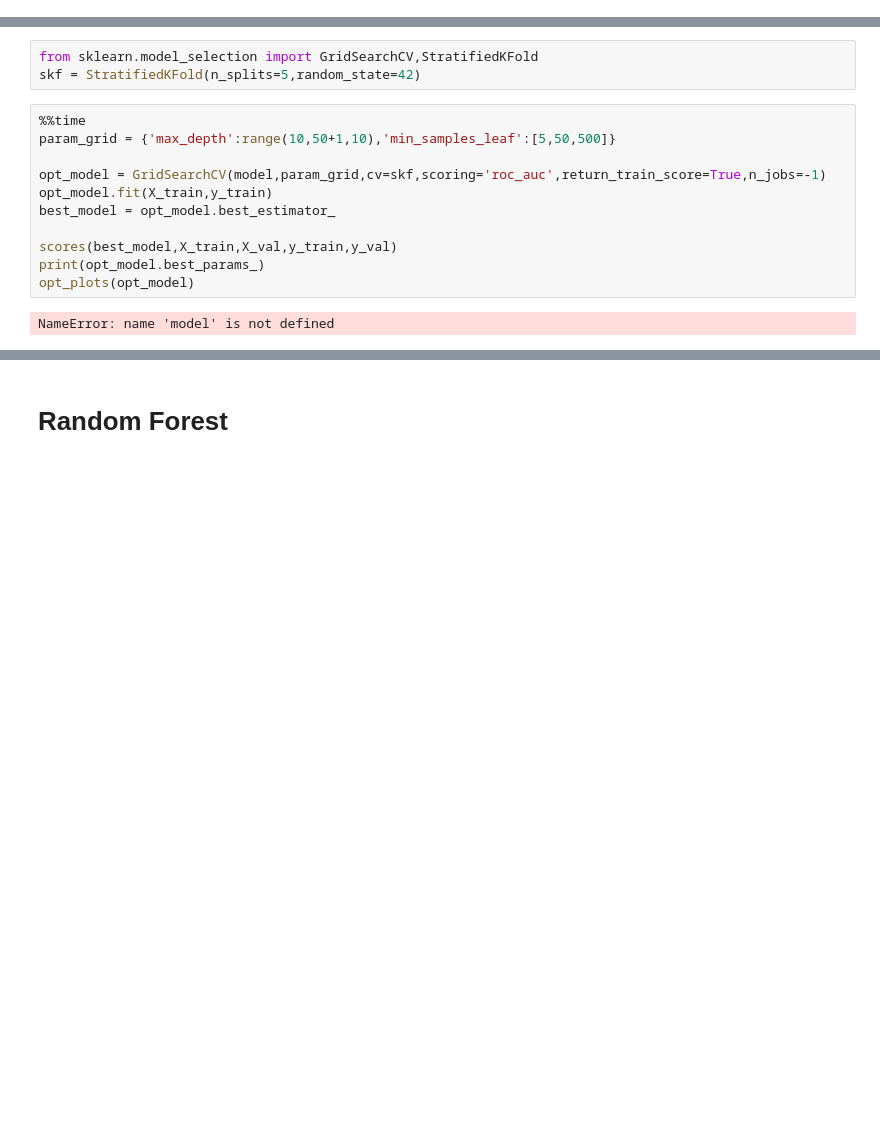
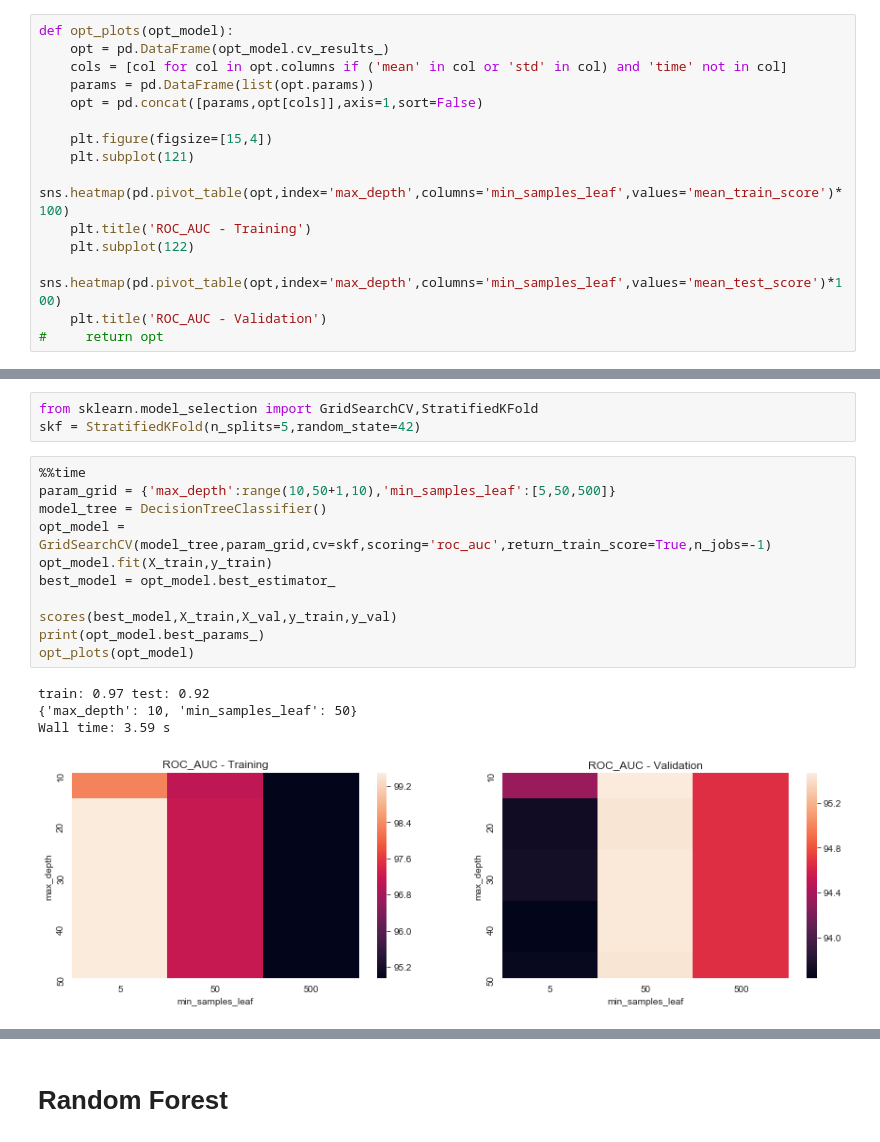
Before and after one commit to nielsbclausen/Mod_5_Project, a Jupyter notebook: laura_nb.ipynb, the cells around one changed output, grey strips where cells are left out. Cells and saved outputs as stored; diff of their text form; blank space fills up the shorter version.

```diff
--- a/laura_nb.ipynb
+++ b/laura_nb.ipynb
@@ -197,3 +229,18 @@ def roc_plot(model,X_train,y_train,X_val,y_val):
+# %%
+def opt_plots(opt_model):
+    opt = pd.DataFrame(opt_model.cv_results_)
+    cols = [col for col in opt.columns if ('mean' in col or 'std' in col) and 'time' not in col]
+    params = pd.DataFrame(list(opt.params))
+    opt = pd.concat([params,opt[cols]],axis=1,sort=False)
+
+    plt.figure(figsize=[15,4])
+    plt.subplot(121)
+    sns.heatmap(pd.pivot_table(opt,index='max_depth',columns='min_samples_leaf',values='mean_train_score')*100)
+    plt.title('ROC_AUC - Training')
+    plt.subplot(122)
+    sns.heatmap(pd.pivot_table(opt,index='max_depth',columns='min_samples_leaf',values='mean_test_score')*100)
+    plt.title('ROC_AUC - Validation')
+#     return opt
 # %% [markdown]
 # Uploading Data
 # %%
@@ -679,13 +734,16 @@ skf = StratifiedKFold(n_splits=5,random_state=42)
 # %%
 %%time
 param_grid = {'max_depth':range(10,50+1,10),'min_samples_leaf':[5,50,500]}
-
-opt_model = GridSearchCV(model,param_grid,cv=skf,scoring='roc_auc',return_train_score=True,n_jobs=-1)
+model_tree = DecisionTreeClassifier()
+opt_model = GridSearchCV(model_tree,param_grid,cv=skf,scoring='roc_auc',return_train_score=True,n_jobs=-1)
 opt_model.fit(X_train,y_train)
 best_model = opt_model.best_estimator_
 
 scores(best_model,X_train,X_val,y_train,y_val)
 print(opt_model.best_params_)
 opt_plots(opt_model)
 # %% [output]
-NameError: name 'model' is not defined
+train: 0.97 test: 0.92
+{'max_depth': 10, 'min_samples_leaf': 50}
+Wall time: 3.59 s
+[figure, added]
```
Also changed, not shown: parts of 44 cells of this notebook.
